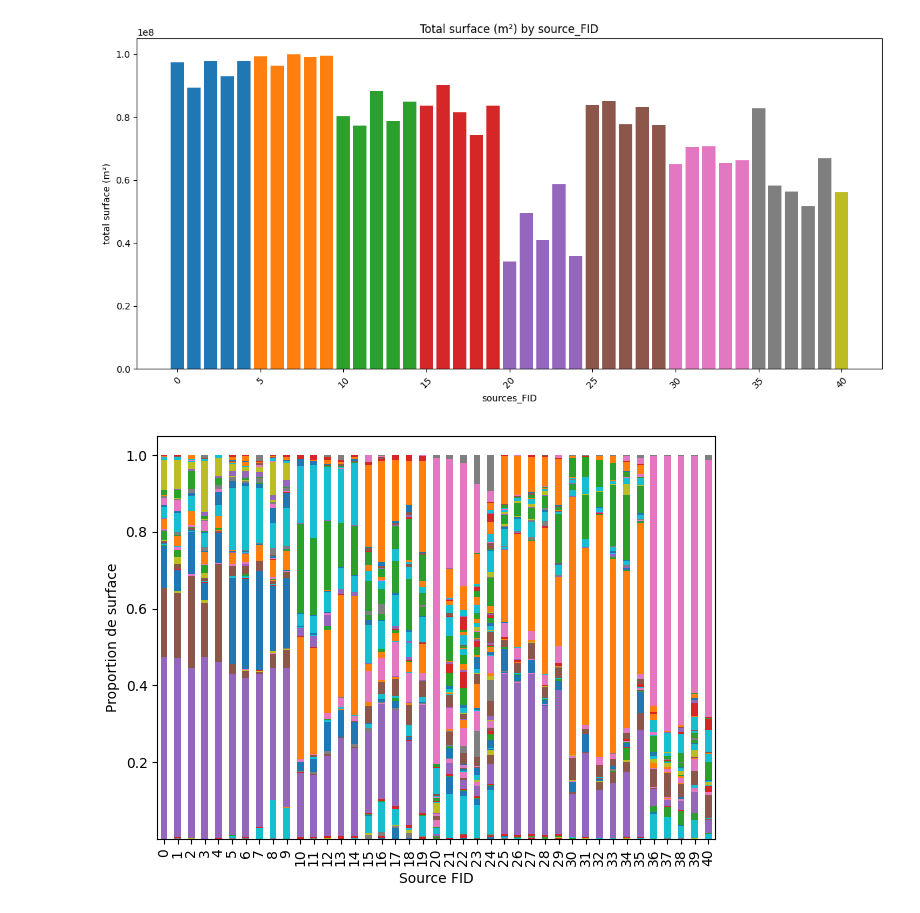
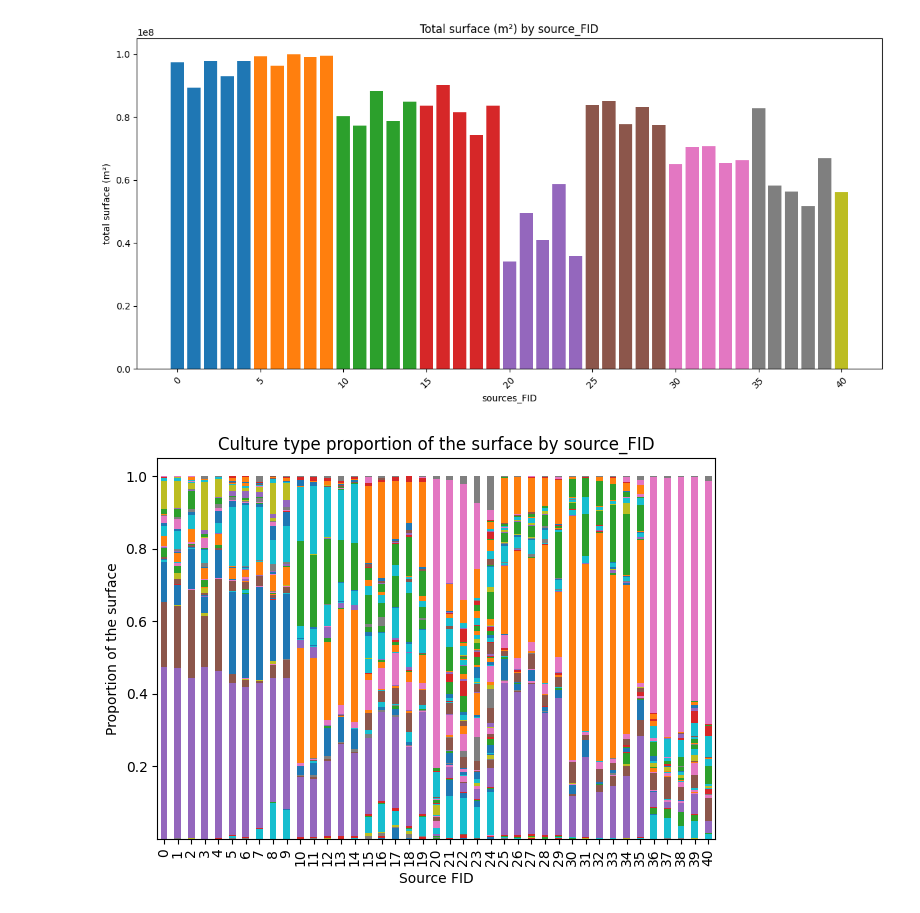
Before and after one commit to giovannisetaro/DSWProject_CropIdentification, a Jupyter notebook: manual_jobs/Dataset_visualisation.ipynb, the cells around one changed output. Saved outputs shown, nothing was run; the diff lists cells and outputs as text; code cells hidden in the pictures.

```diff
--- a/manual_jobs/Dataset_visualisation.ipynb
+++ b/manual_jobs/Dataset_visualisation.ipynb
@@ -307,18 +307,19 @@ plt.show()
 # %%
 pivot = zones_stats_df.pivot_table(index='source_FID',
                        columns='CODE_CULTU',
                        values='surface',
                        aggfunc='sum',
                        fill_value=0)
 
 # Compute the surface ratio
 prop = pivot.div(pivot.sum(axis=1), axis=0)
 
 fig, ax = plt.subplots()
 prop.plot(kind='bar', stacked=True, ax=ax, legend=False)
-ax.set_ylabel("Proportion de surface")
+plt.title("Culture type proportion of the surface by source_FID")
+ax.set_ylabel("Proportion of the surface")
 ax.set_xlabel("Source FID")
 plt.tight_layout()
 plt.show()
 # %% [output]
-[figure, old version]
+[figure, new version]
```
